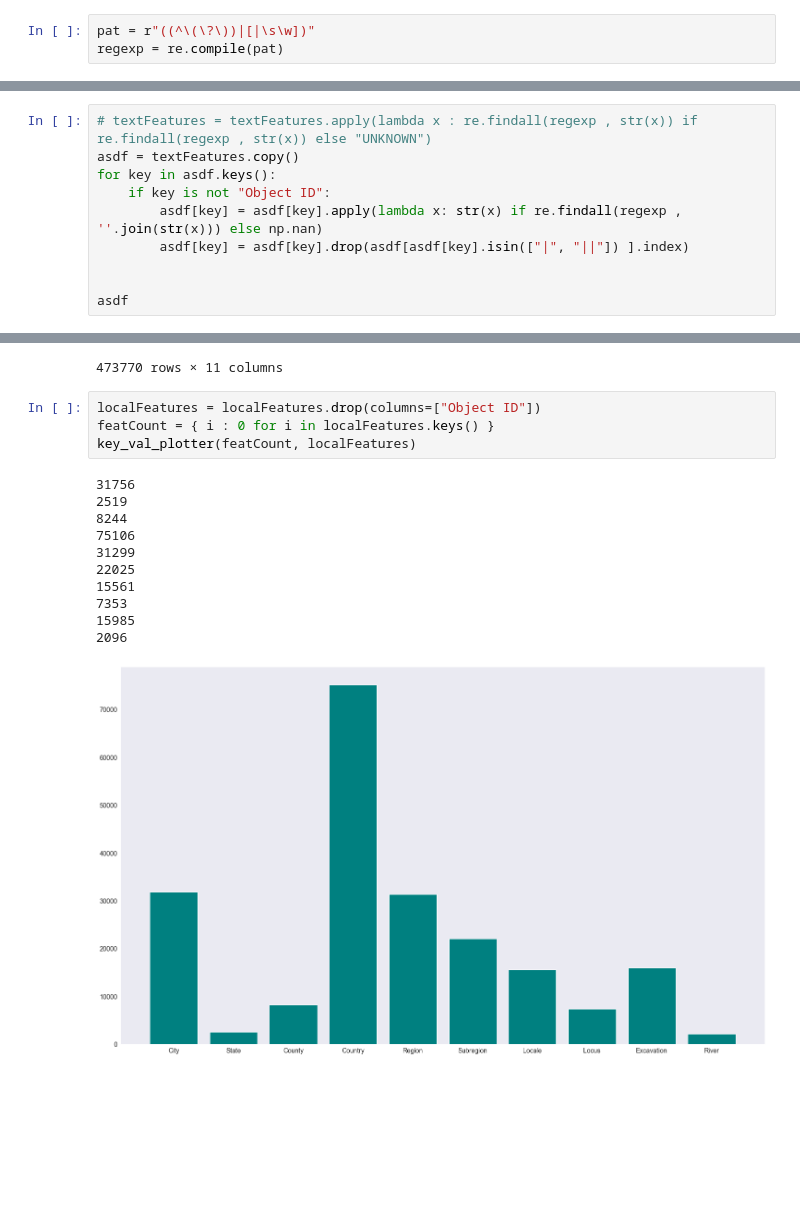
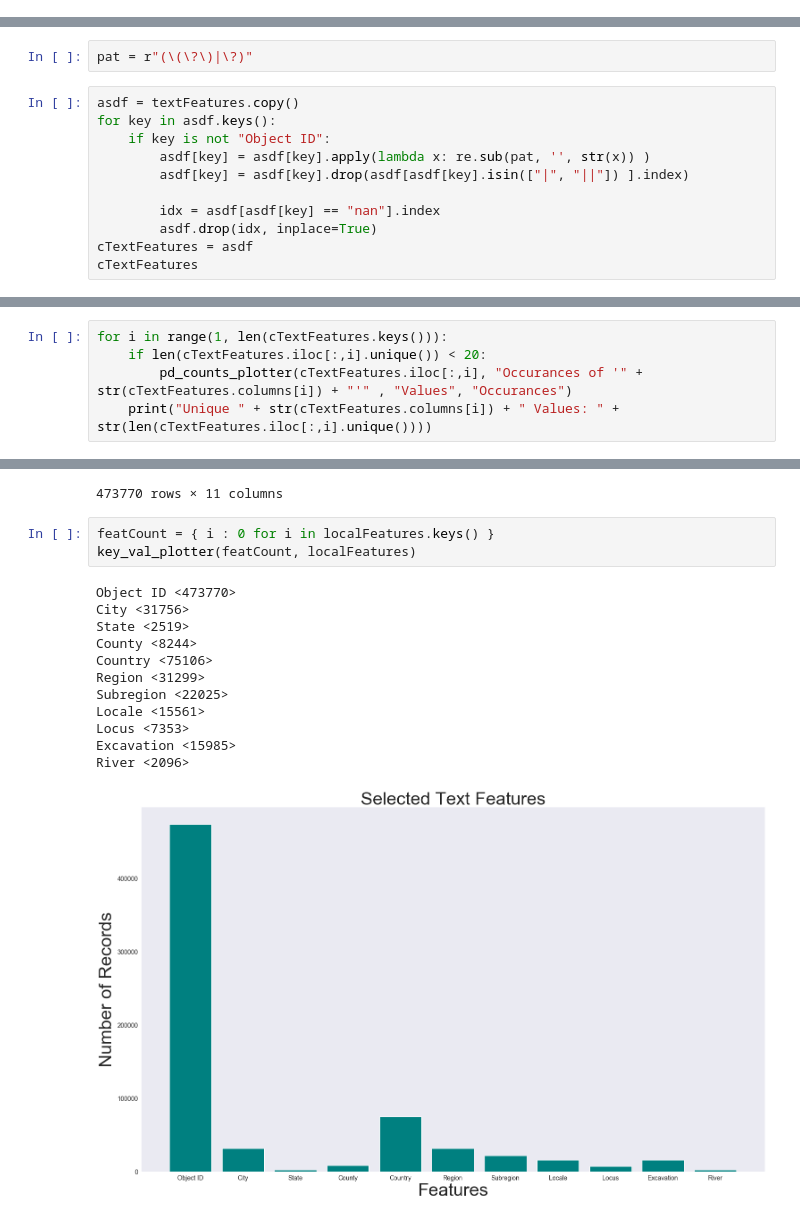
Before and after one commit to m0tela01/Data-Science-Python-Labs, a Jupyter notebook: DataMunging-DataWrangling/Michael_Telahun.ipynb, the cells around one changed output, grey strips where cells are left out. Cells and saved outputs as stored; diff of their text form; blank space fills up the shorter version.

```diff
--- a/DataMunging-DataWrangling/Michael_Telahun.ipynb
+++ b/DataMunging-DataWrangling/Michael_Telahun.ipynb
@@ -797,3 +540,0 @@ Tags <141459>
-# %%
-pat = r"((^\(\?\))|[|\s\w])"
-regexp = re.compile(pat)
@@ -800,12 +543,15 @@ regexp = re.compile(pat)
+# %%
+pat = r"(\(\?\)|\?)"
 # %%
-# textFeatures = textFeatures.apply(lambda x : re.findall(regexp , str(x)) if re.findall(regexp , str(x)) else "UNKNOWN")
 asdf = textFeatures.copy()
 for key in asdf.keys():
     if key is not "Object ID":
-        asdf[key] = asdf[key].apply(lambda x: str(x) if re.findall(regexp , ''.join(str(x))) else np.nan)
+        asdf[key] = asdf[key].apply(lambda x: re.sub(pat, '', str(x)) )
         asdf[key] = asdf[key].drop(asdf[asdf[key].isin(["|", "||"]) ].index)
 
-
-asdf
+        idx = asdf[asdf[key] == "nan"].index
+        asdf.drop(idx, inplace=True)
+cTextFeatures = asdf
+cTextFeatures
 # %% [output]
 |  | Object ID | Department | Title | Culture | Artist Role | Artist Display Name | Artist Nationality | ... |
@@ -865,0 +586,5 @@ s
+# %%
+for i in range(1, len(cTextFeatures.keys())):
+    if len(cTextFeatures.iloc[:,i].unique()) < 20:
+        pd_counts_plotter(cTextFeatures.iloc[:,i], "Occurances of '" + str(cTextFeatures.columns[i]) + "'" , "Values", "Occurances")
+    print("Unique " + str(cTextFeatures.columns[i]) + " Values: " + str(len(cTextFeatures.iloc[:,i].unique())))
@@ -924,18 +698,18 @@ localFeatures
 | 473769 | 843228 | NaN | NaN | NaN | NaN | NaN | NaN | NaN | NaN | NaN | ... |
 473770 rows × 11 columns
 # %%
-localFeatures = localFeatures.drop(columns=["Object ID"])
 featCount = { i : 0 for i in localFeatures.keys() }
 key_val_plotter(featCount, localFeatures)
 # %% [output]
-31756
-2519
-8244
-75106
-31299
-22025
-15561
-7353
-15985
-2096
+Object ID <473770>
+City <31756>
+State <2519>
+County <8244>
+Country <75106>
+Region <31299>
+Subregion <22025>
+Locale <15561>
+Locus <7353>
+Excavation <15985>
+River <2096>
-[figure, old version]
+[figure, new version]
```
Also changed, not shown: parts of 47 cells of this notebook, 5 other files.
